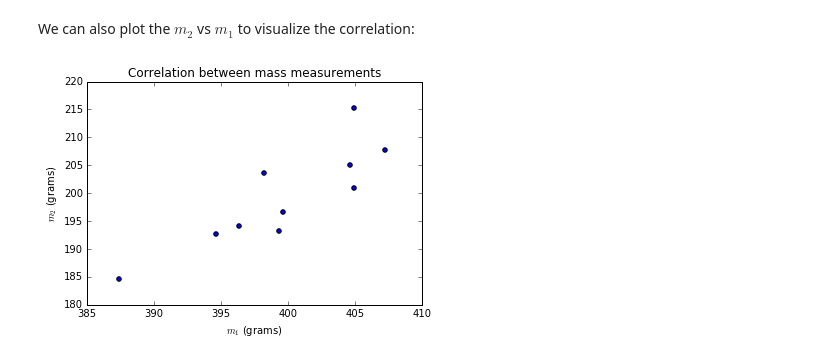
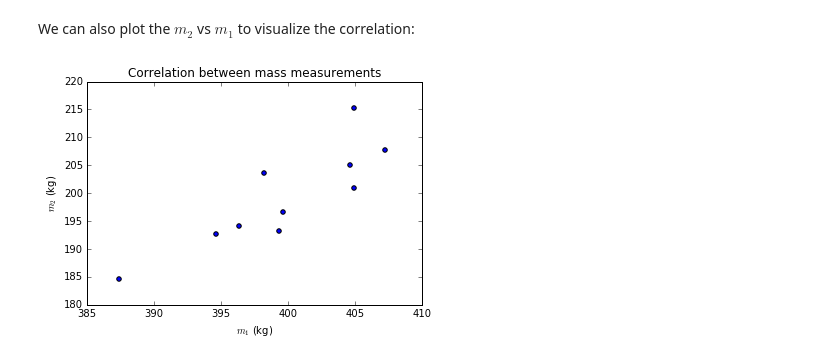
Before and after one commit to OSTP/DataAndErrorAnalysis, a Jupyter notebook: notebooks/Chapter4_ErrorPropagation.ipynb, the cells around one changed output. Drawn from its saved outputs; the diff is of its cells as text; code cells hidden in the pictures.

```diff
--- a/notebooks/Chapter4_ErrorPropagation.ipynb
+++ b/notebooks/Chapter4_ErrorPropagation.ipynb
@@ -195,11 +195,11 @@ We can also plot the $m_2$ vs $m_1$ to visualize the correlation:
 # %%
 import pylab as pl
 %matplotlib inline
 
 pl.scatter(m1,m2)
-pl.xlabel('$m_1$ (grams)')
-pl.ylabel('$m_2$ (grams)')
+pl.xlabel('$m_1$ (kg)')
+pl.ylabel('$m_2$ (kg)')
 pl.title('Correlation between mass measurements')
 pl.show()
 # %% [output]
-[figure, old version]
+[figure, new version]
```
Also changed, not shown: parts of 3 cells of this notebook, 6 other files.
